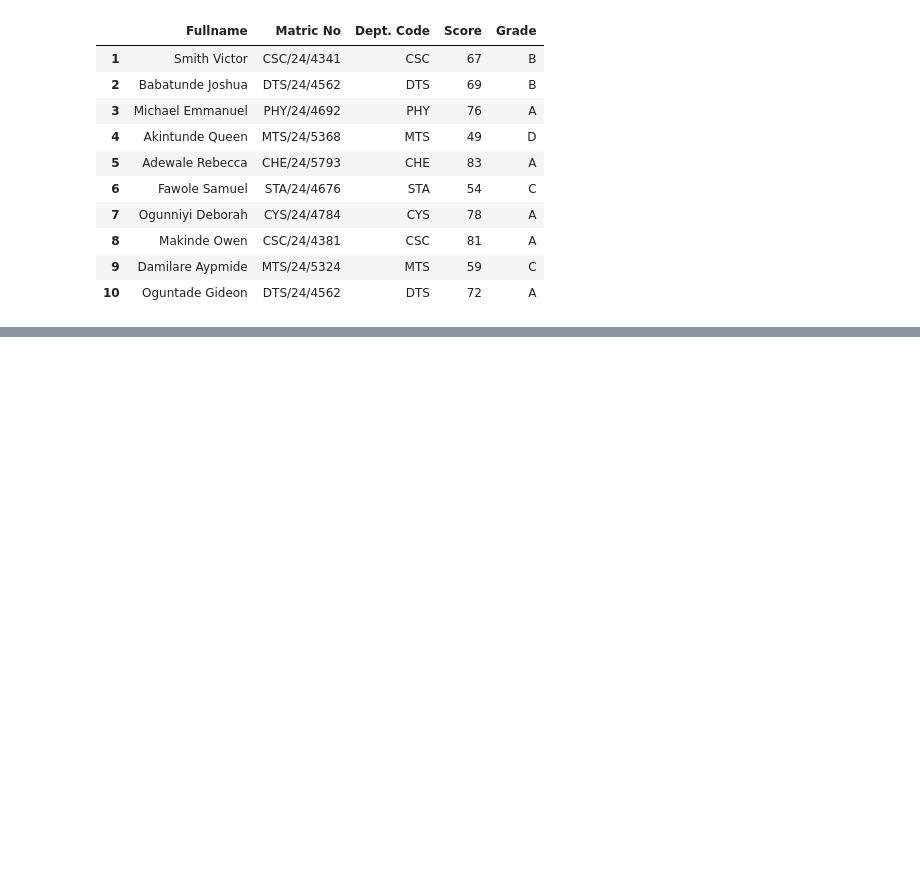
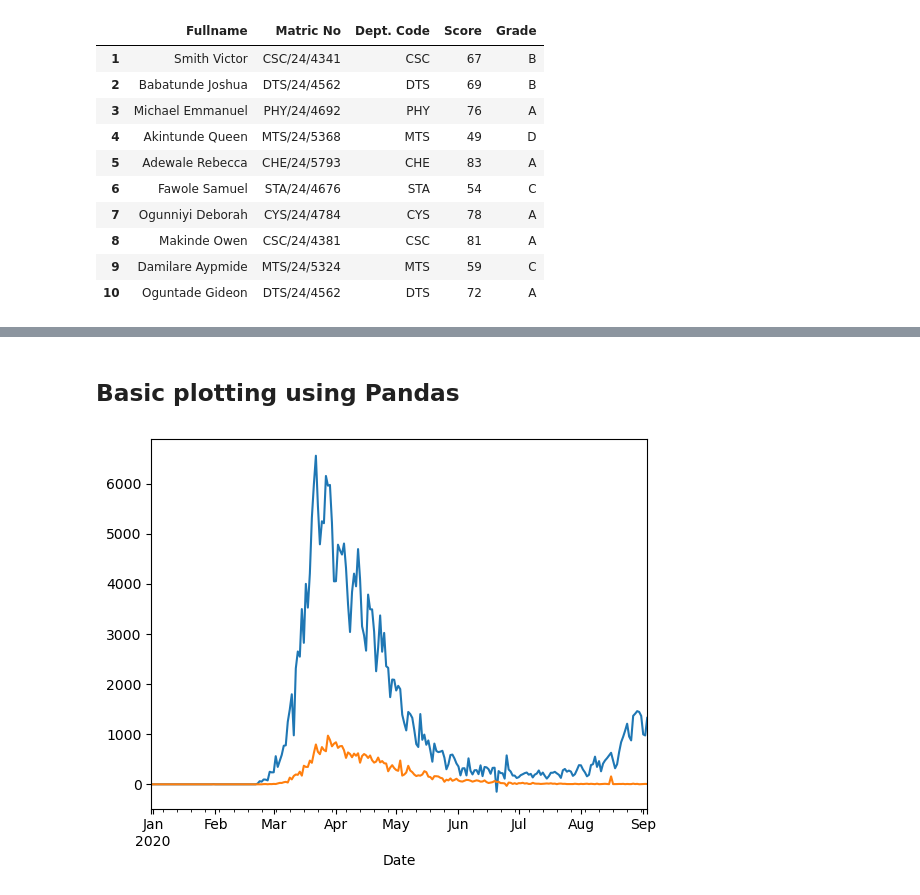
Before and after one commit to Vinny-5424/Data-Analysis-Jupyter, a Jupyter notebook: Pandas/Pandas.ipynb, the cells around one changed output, grey strips where cells are left out. Cells and saved outputs as stored; diff of their text form; code cells hidden in the pictures; blank space fills up the shorter version.

```diff
--- a/Pandas/Pandas.ipynb
+++ b/Pandas/Pandas.ipynb
@@ -598,0 +910,3 @@ a
+# %%
+location_df = pd.read_csv('location.csv')
+location_df
@@ -598,0 +932,3 @@ a
+# %%
+covid_df['location'] = "Italy"
+covid_df
@@ -598,0 +949,3 @@ a
+# %%
+covid_df = covid_df.merge(location_df, on="location" )
+covid_df
@@ -598,0 +966,5 @@ a
+# %%
+covid_df["Cases Per Million"]  = covid_df["Total Cases"] * 1e6 / covid_df["population"]
+covid_df["Deaths Per Million"] = covid_df["Total Deaths"] * 1e6 / covid_df["population"]
+covid_df["Tests Per Million"] = covid_df["Total Tests"] * 1e6 / covid_df["population"]
+covid_df
@@ -598,0 +1000,17 @@ a
+# %% [markdown]
+## Basic plotting using Pandas
+# %%
+import matplotlib.pyplot as plt
+
+# Making the Date as the index column so tha it can be the x-axis on the plot
+covid_df.set_index("Date", inplace=True)
+
+# Plot the Graph
+
+#Comparing NEw cases vs DE
+
+covid_df["New Cases"].plot()
+covid_df["New Deaths"].plot()
+plt.show()
+# %% [output]
+[figure, added]
```
Also changed, not shown: parts of 50 cells of this notebook, 20 other files.
